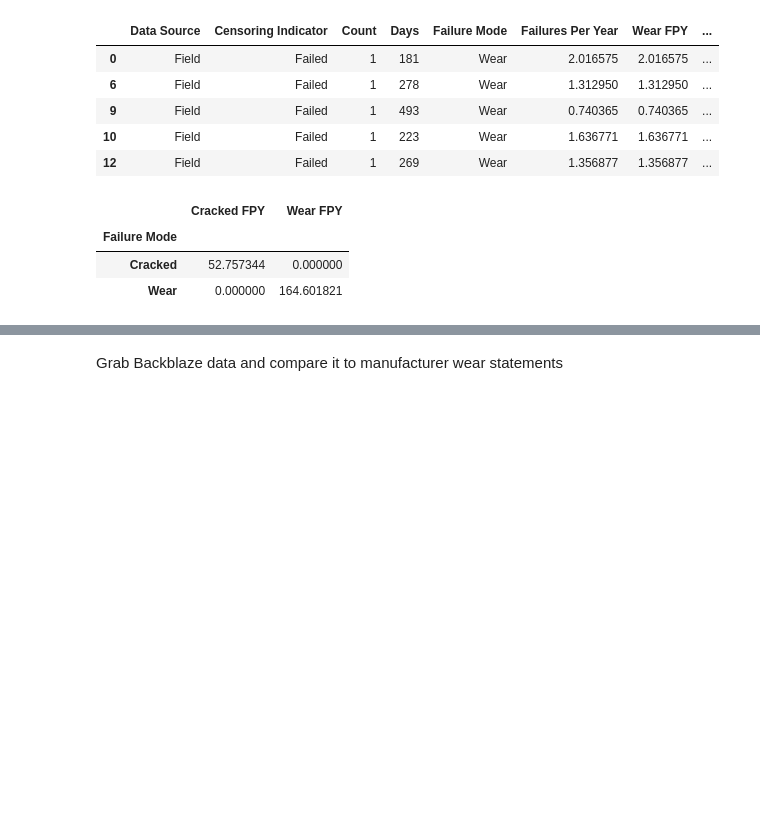
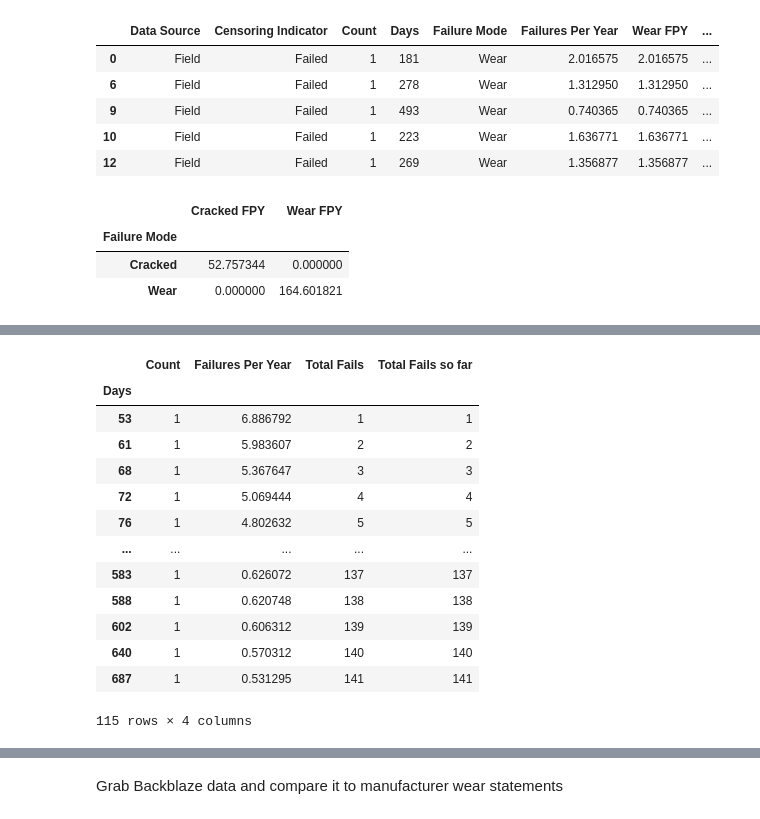
Before and after one commit to football3o/cs105_final, a Jupyter notebook: Final_Project.ipynb, the cells around one changed output, grey strips where cells are left out. Cells and saved outputs as stored; diff of their text form; code cells hidden in the pictures; blank space fills up the shorter version.

```diff
--- a/Final_Project.ipynb
+++ b/Final_Project.ipynb
@@ -120,0 +147,20 @@ lab_fpy
+# %%
+fail_df_new.index.values
+
+fail_df_new["Total Fails so far"] = fail_df_new["Count"].cumsum(axis=0)
+fail_df_new
+# %% [output]
+|  | Count | Failures Per Year | Total Fails | Total Fails so far |
+| Days |  |  |  |  |
+| 53 | 1 | 6.886792 | 1 | 1 |
+| 61 | 1 | 5.983607 | 2 | 2 |
+| 68 | 1 | 5.367647 | 3 | 3 |
+| 72 | 1 | 5.069444 | 4 | 4 |
+| 76 | 1 | 4.802632 | 5 | 5 |
+| ... | ... | ... | ... | ... |
+| 583 | 1 | 0.626072 | 137 | 137 |
+| 588 | 1 | 0.620748 | 138 | 138 |
+| 602 | 1 | 0.606312 | 139 | 139 |
+| 640 | 1 | 0.570312 | 140 | 140 |
+| 687 | 1 | 0.531295 | 141 | 141 |
+115 rows × 4 columns
```
Also changed, not shown: parts of 9 cells of this notebook.
